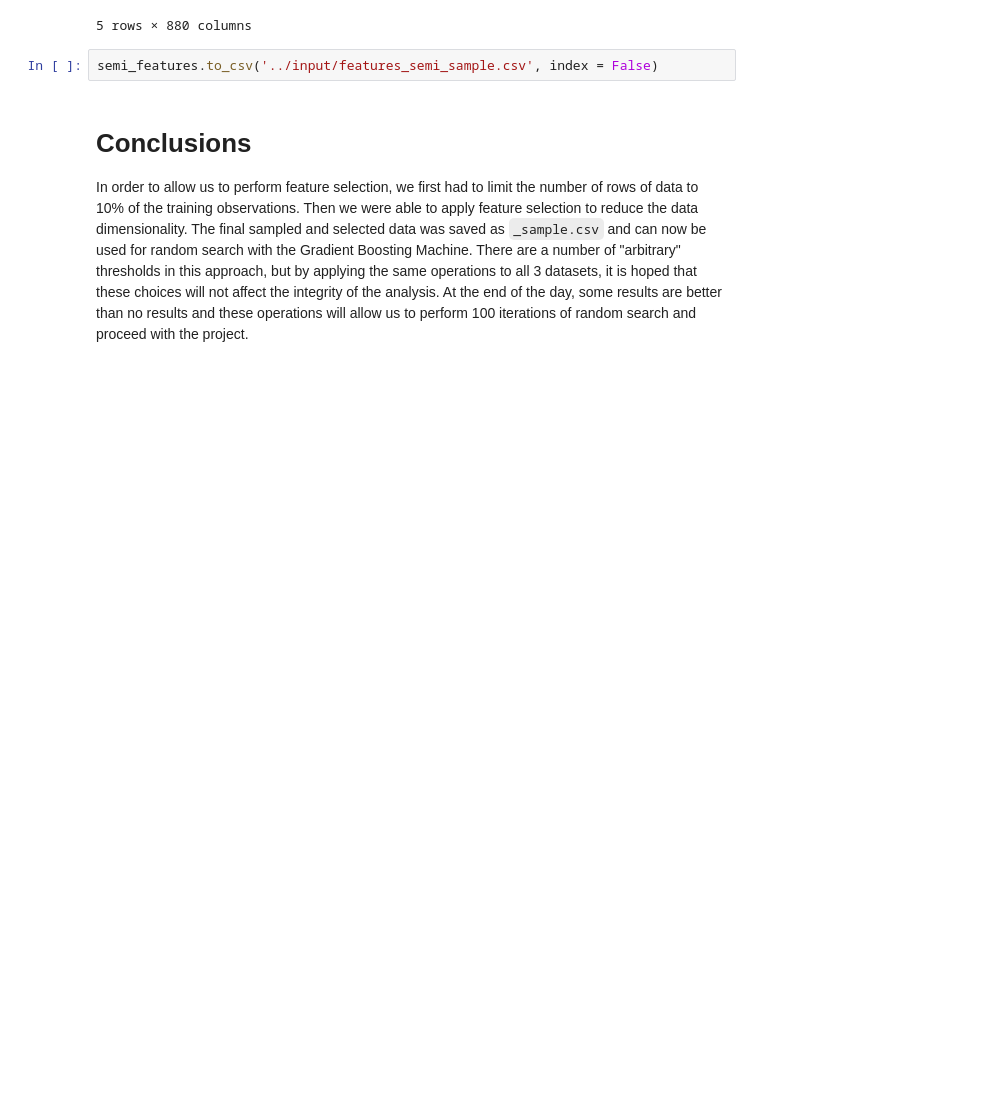
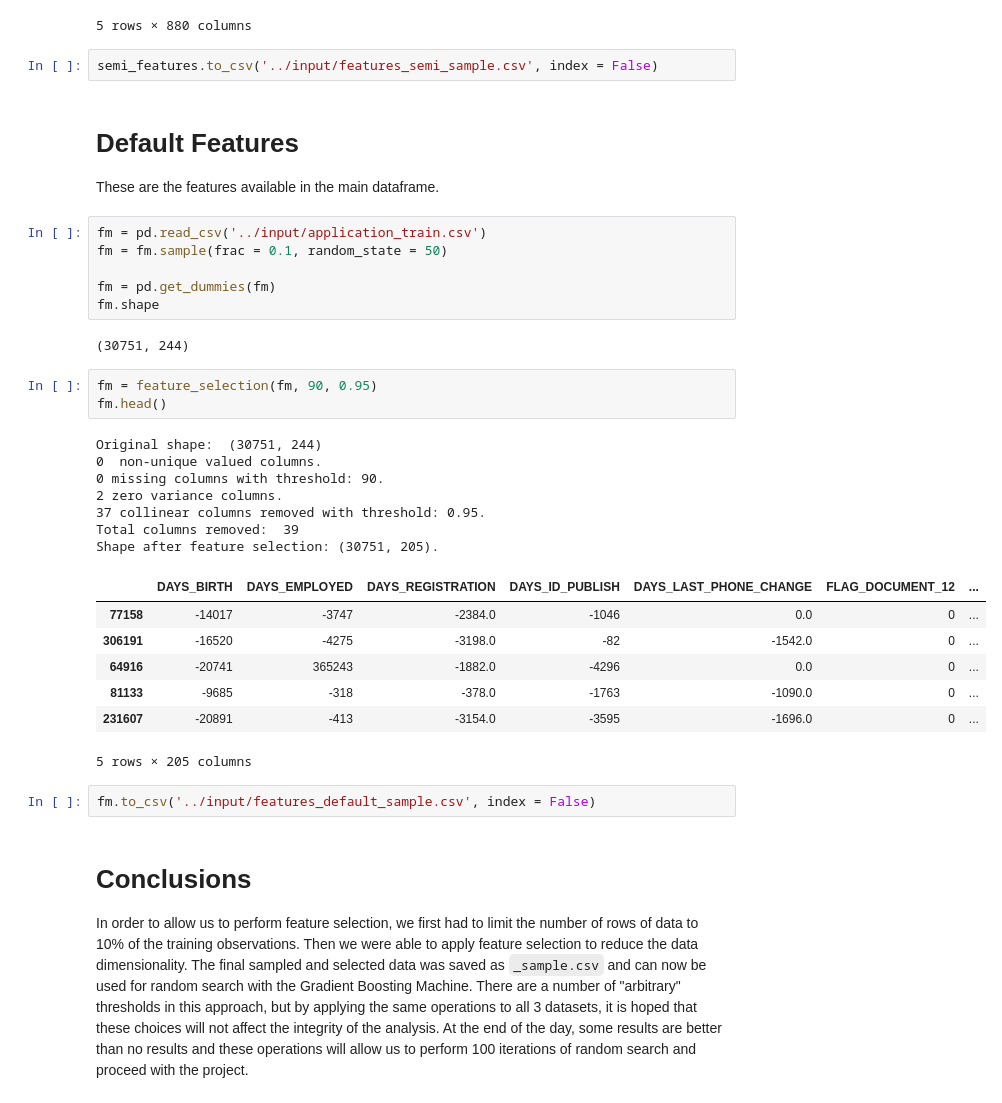
Before and after one commit to alteryx/Automated-Manual-Comparison, a Jupyter notebook: kaggle_home_credit/notebooks/Sampling and Feature Selection.ipynb, the cells around one changed output. Cells and saved outputs as stored; diff of their text form; blank space fills up the shorter version.

```diff
--- a/kaggle_home_credit/notebooks/Sampling and Feature Selection.ipynb
+++ b/kaggle_home_credit/notebooks/Sampling and Feature Selection.ipynb
@@ -279,6 +279,38 @@ semi_features.head()
 5 rows × 880 columns
 # %%
 semi_features.to_csv('../input/features_semi_sample.csv', index = False)
+# %% [markdown]
+# Default Features
+
+These are the features available in the main dataframe.
+# %%
+fm = pd.read_csv('../input/application_train.csv')
+fm = fm.sample(frac = 0.1, random_state = 50)
+
+fm = pd.get_dummies(fm)
+fm.shape
+# %% [output]
+(30751, 244)
+# %%
+fm = feature_selection(fm, 90, 0.95)
+fm.head()
+# %% [output]
+Original shape:  (30751, 244)
+0  non-unique valued columns.
+0 missing columns with threshold: 90.
+2 zero variance columns.
+37 collinear columns removed with threshold: 0.95.
+Total columns removed:  39
+Shape after feature selection: (30751, 205).
+|  | DAYS_BIRTH | DAYS_EMPLOYED | DAYS_REGISTRATION | DAYS_ID_PUBLISH | DAYS_LAST_PHONE_CHANGE | FLAG_DOCUMENT_12 | ... |
+| 77158 | -14017 | -3747 | -2384.0 | -1046 | 0.0 | 0 | ... |
+| 306191 | -16520 | -4275 | -3198.0 | -82 | -1542.0 | 0 | ... |
+| 64916 | -20741 | 365243 | -1882.0 | -4296 | 0.0 | 0 | ... |
+| 81133 | -9685 | -318 | -378.0 | -1763 | -1090.0 | 0 | ... |
+| 231607 | -20891 | -413 | -3154.0 | -3595 | -1696.0 | 0 | ... |
+5 rows × 205 columns
+# %%
+fm.to_csv('../input/features_default_sample.csv', index = False)
 # %% [markdown]
 # Conclusions
 
```
